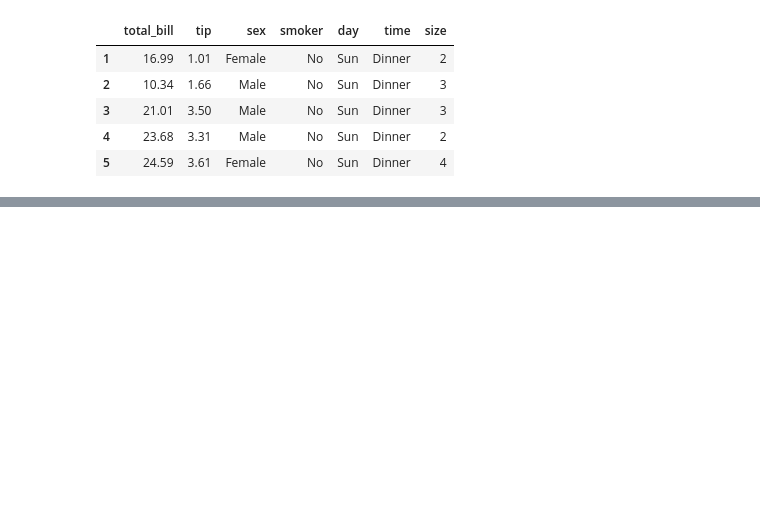
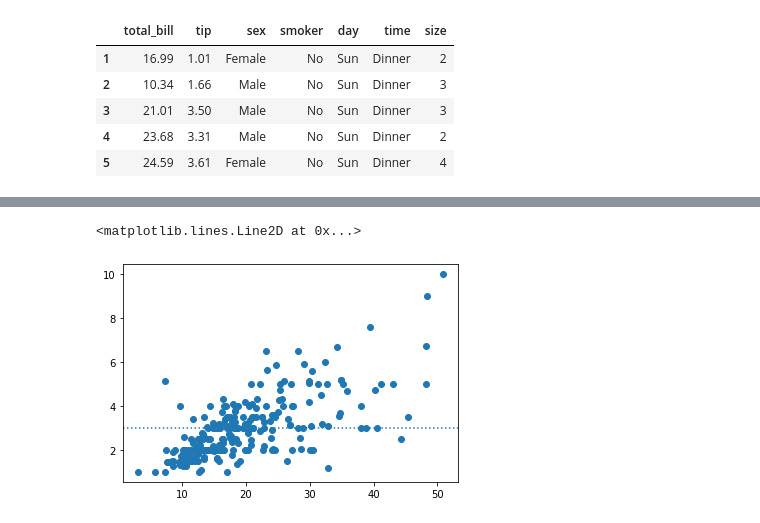
Before and after one commit to MatthewL09/regression-exercises, a Jupyter notebook: evaluate.ipynb, the cells around one changed output, grey strips where cells are left out. Cells and saved outputs as stored; diff of their text form; code cells hidden in the pictures; blank space fills up the shorter version.

```diff
--- a/evaluate.ipynb
+++ b/evaluate.ipynb
@@ -31,0 +43,9 @@ df.head()
+# %%
+# looking at a scatter plot of total bill and tip amount
+# baseline is included
+
+plt.scatter(df.total_bill, df.tip)
+plt.axhline(2.998279, ls = ':')
+# %% [output]
+<matplotlib.lines.Line2D at 0x...>
+[figure, added]
```
Also changed, not shown: parts of 23 cells of this notebook.
